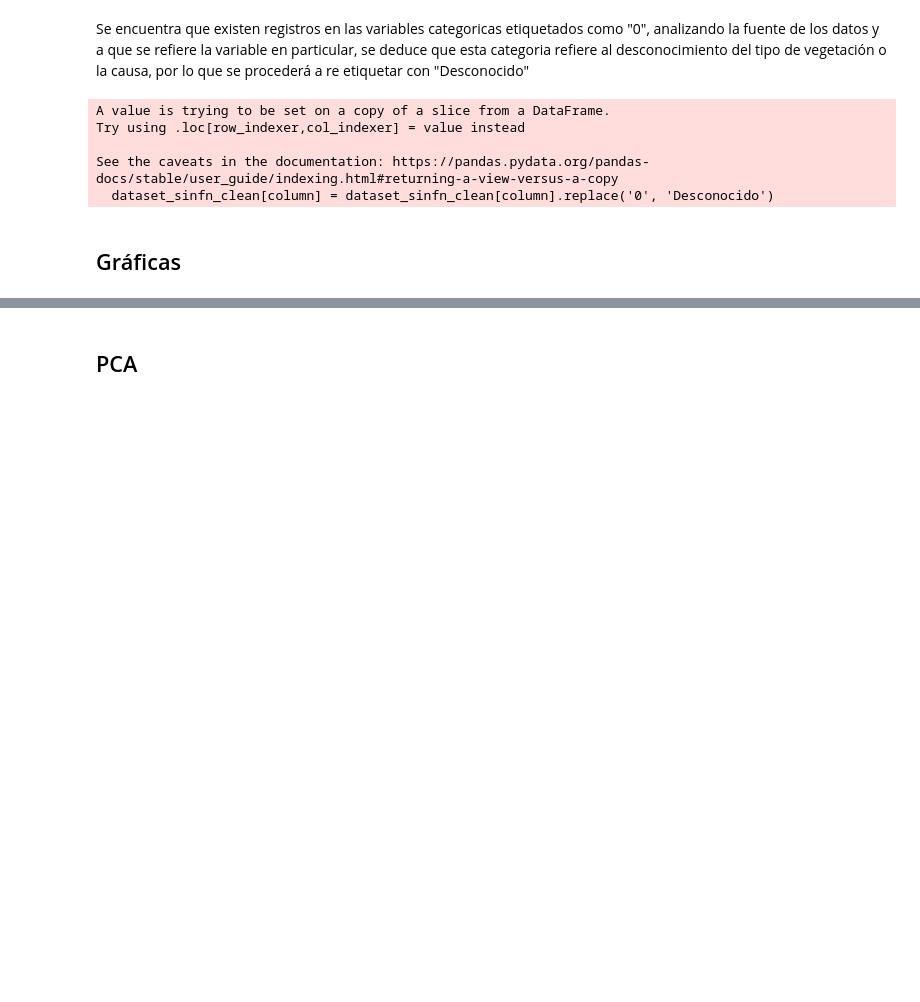
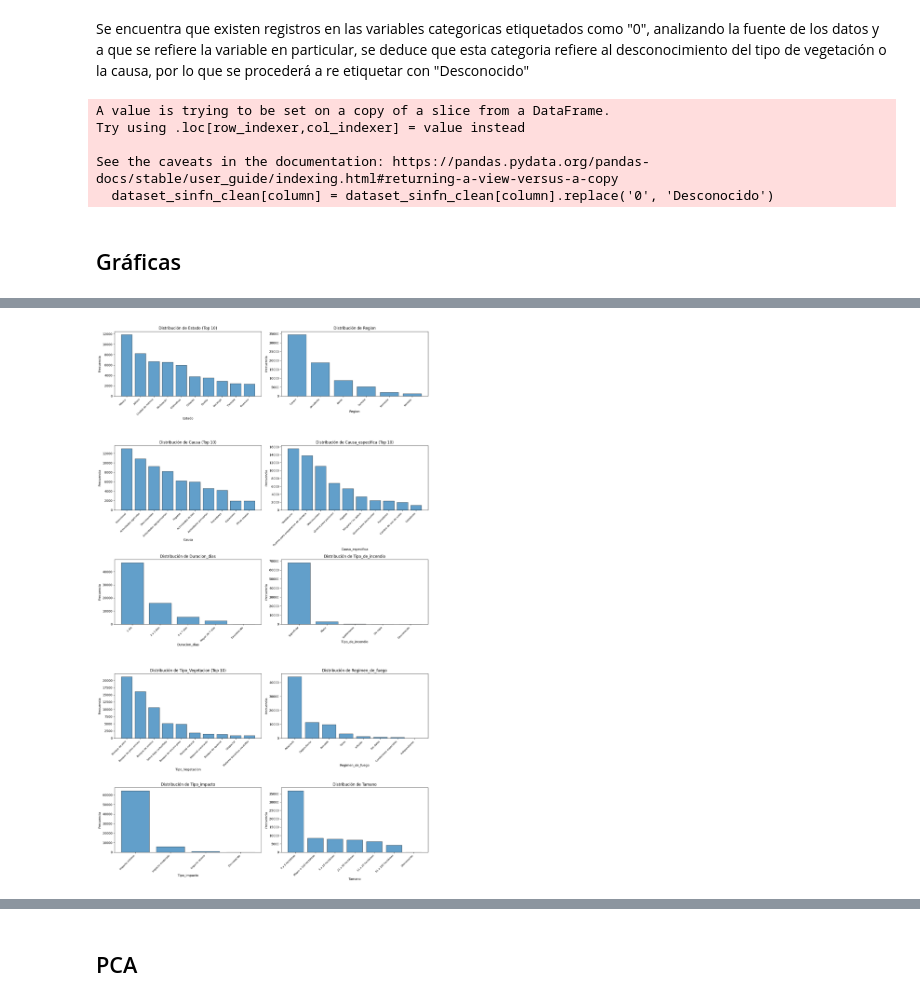
Before and after one commit to Pinedah/ESCOM_data-analysis-proyecto, a Jupyter notebook: EDA.ipynb, the cells around one changed output, grey strips where cells are left out. Cells and saved outputs as stored; diff of their text form; code cells hidden in the pictures; blank space fills up the shorter version.

```diff
--- a/EDA.ipynb
+++ b/EDA.ipynb
@@ -317,0 +264,62 @@ KeyboardInterrupt:
+# %%
+# Gráficas de distribución para variables categóricas (mejorado para muchas categorías)
+def plot_categorical_distributions(df, save_individual=True, max_categories=10):
+    # Crear carpeta si no existe
+    if save_individual and not os.path.exists('graficas_cat'):
+        os.makedirs('graficas_cat')
+
+    # Seleccionar solo columnas categóricas
+    categorical_cols = df.select_dtypes(include=['object']).columns
+
+    # Calcular número de filas y columnas para subplots
+    n_cols = 2
+    n_rows = (len(categorical_cols) + n_cols - 1) // n_cols
+
+    # Crear figura
+    fig, axes = plt.subplots(n_rows, n_cols, figsize=(15, 5*n_rows))
+    axes = axes.flatten() if n_rows > 1 else [axes] if n_cols == 1 else axes
+
+    # Graficar cada variable
+    for idx, col in enumerate(categorical_cols):
+        # Contar frecuencias
+        value_counts = df[col].value_counts()
+
+        # Limitar a las primeras max_categories categorías si hay muchas
+        if len(value_counts) > max_categories:
+            value_counts = value_counts.head(max_categories)
+            title_suffix = f' (Top {max_categories})'
+        else:
+            title_suffix = ''
+
+        # Crear gráfica de barras
+        axes[idx].bar(range(len(value_counts)), value_counts.values, edgecolor='black', alpha=0.7)
+        axes[idx].set_title(f'Distribución de {col}{title_suffix}')
+        axes[idx].set_xlabel(col)
+        axes[idx].set_ylabel('Frecuencia')
+        axes[idx].set_xticks(range(len(value_counts)))
+        axes[idx].set_xticklabels(value_counts.index, rotation=45, ha='right', fontsize=8)
+
+        # Guardar gráfica individual
+        if save_individual:
+            fig_individual = plt.figure(figsize=(10, 6))
+            plt.bar(range(len(value_counts)), value_counts.values, edgecolor='black', alpha=0.7)
+            plt.title(f'Distribución de {col}{title_suffix}')
+            plt.xlabel(col)
+            plt.ylabel('Frecuencia')
+            plt.xticks(range(len(value_counts)), value_counts.index, rotation=45, ha='right', fontsize=9)
+            plt.tight_layout()
+            plt.savefig(f'graficas_cat/{col}_distribucion.png', dpi=300, bbox_inches='tight')
+            plt.close(fig_individual)
+
+    # Ocultar subplots vacíos
+    for idx in range(len(categorical_cols), len(axes)):
+        axes[idx].set_visible(False)
+
+    plt.tight_layout()
+    plt.show()
+
+# Usar la función
+
+plot_categorical_distributions(dataset_sinfn_clean[['Estado', 'Region', 'Causa', 'Causa_especifica', 'Duracion_dias', 'Tipo_de_incendio', 'Tipo_Vegetacion', 'Regimen_de_fuego', 'Tipo_impacto', 'Tamano']])
+# %% [output]
+[figure, added]
```
Also changed, not shown: parts of 15 cells of this notebook, 38 other files.
